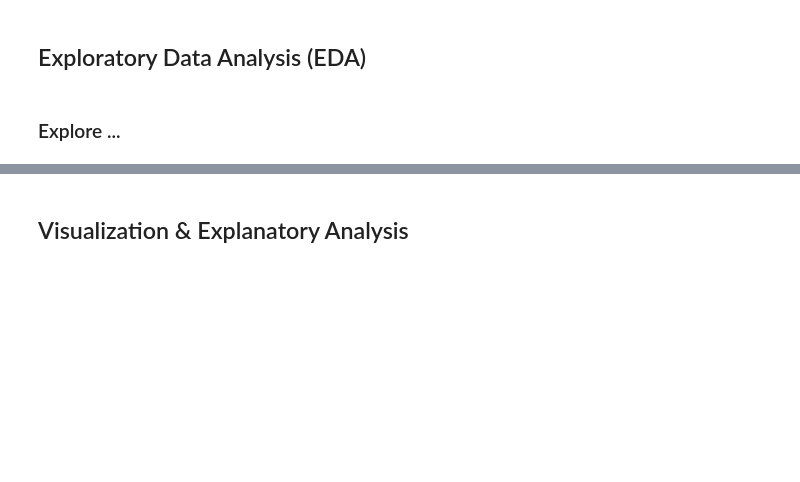
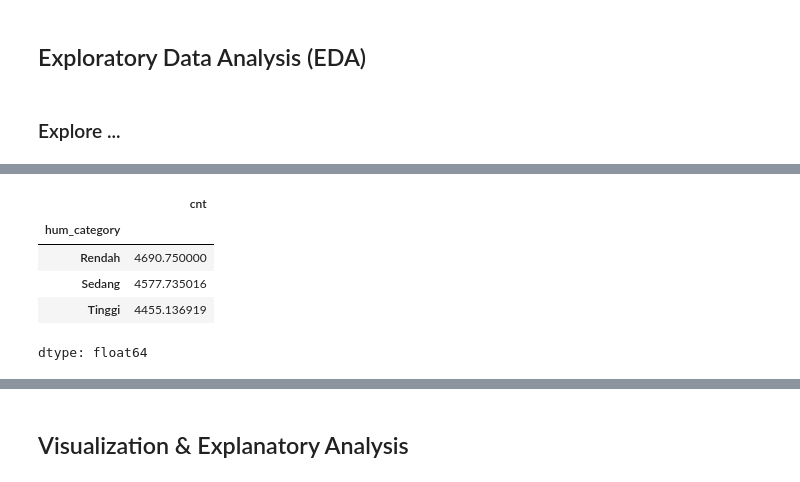
Before and after one commit to RivaroFarrelino/bike-sharing-analysis-dashboard, a Jupyter notebook: notebook.ipynb, the cells around one changed output, grey strips where cells are left out. Drawn from its saved outputs; the diff is of its cells as text; code cells hidden in the pictures; blank space fills up the shorter version.

```diff
--- a/notebook.ipynb
+++ b/notebook.ipynb
@@ -270,0 +305,9 @@ windspeed_avg = day_df.groupby("wind_category")["cnt"].mean()
+# %%
+humidity_avg
+# %% [output]
+|  | cnt |
+| hum_category |  |
+| Rendah | 4690.750000 |
+| Sedang | 4577.735016 |
+| Tinggi | 4455.136919 |
+dtype: float64
```
Also changed, not shown: parts of 5 cells of this notebook.
